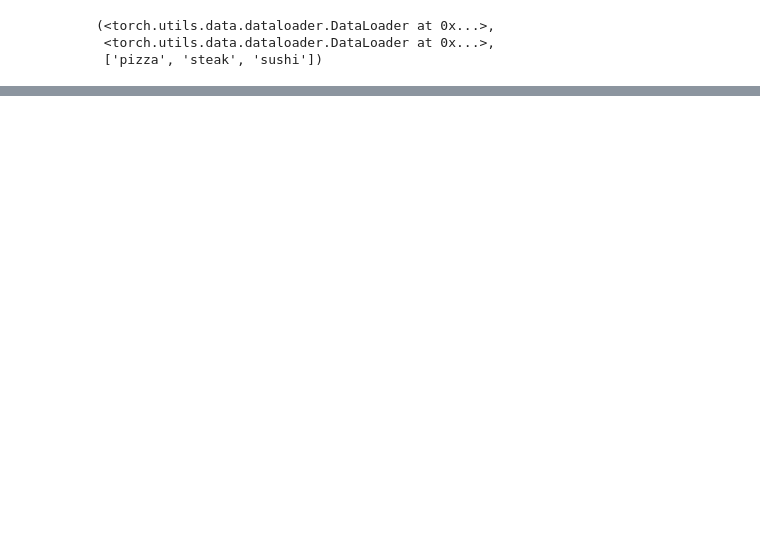
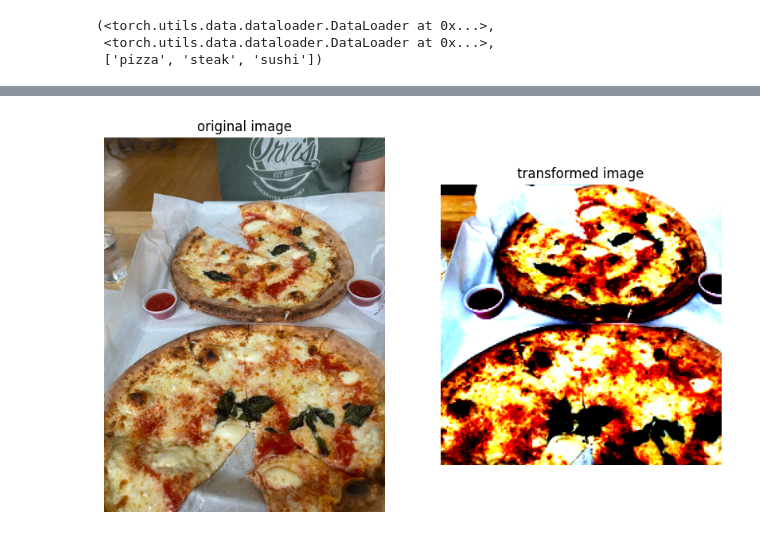
Before and after one commit to Fares-pr0g/ML-journey-ep-2-Experimenting-with-NN-s-in-PyTorch, a Jupyter notebook: Learning_PyTorch_05_Transfer_Learning.ipynb, the cells around one changed output, grey strips where cells are left out. Drawn from its saved outputs; the diff is of its cells as text; code cells hidden in the pictures; blank space fills up the shorter version.

```diff
--- a/Learning_PyTorch_05_Transfer_Learning.ipynb
+++ b/Learning_PyTorch_05_Transfer_Learning.ipynb
@@ -141,0 +649,15 @@ Estimated Total Size (MB): 3492.77
+# %%
+def transform_and_plot(image_path: str, transform: torchvision.transforms):
+  with Image.open(image_path) as img:
+    fig,ax= plt.subplots(1,2, figsize=(10,10))
+    ax[0].imshow(img)
+    ax[0].set_title("original image")
+    ax[0].axis("off")
+
+    ax[1].imshow(transform(img).permute(1,2,0))
+    ax[1].set_title("transformed image")
+    ax[1].axis("off")
+    plt.show()
+
+transform_and_plot(custom_img, auto_transforms)
+# %% [output]
@@ -141,0 +665 @@ Estimated Total Size (MB): 3492.77
+[figure, added]
```
Also changed, not shown: parts of 33 cells of this notebook.
